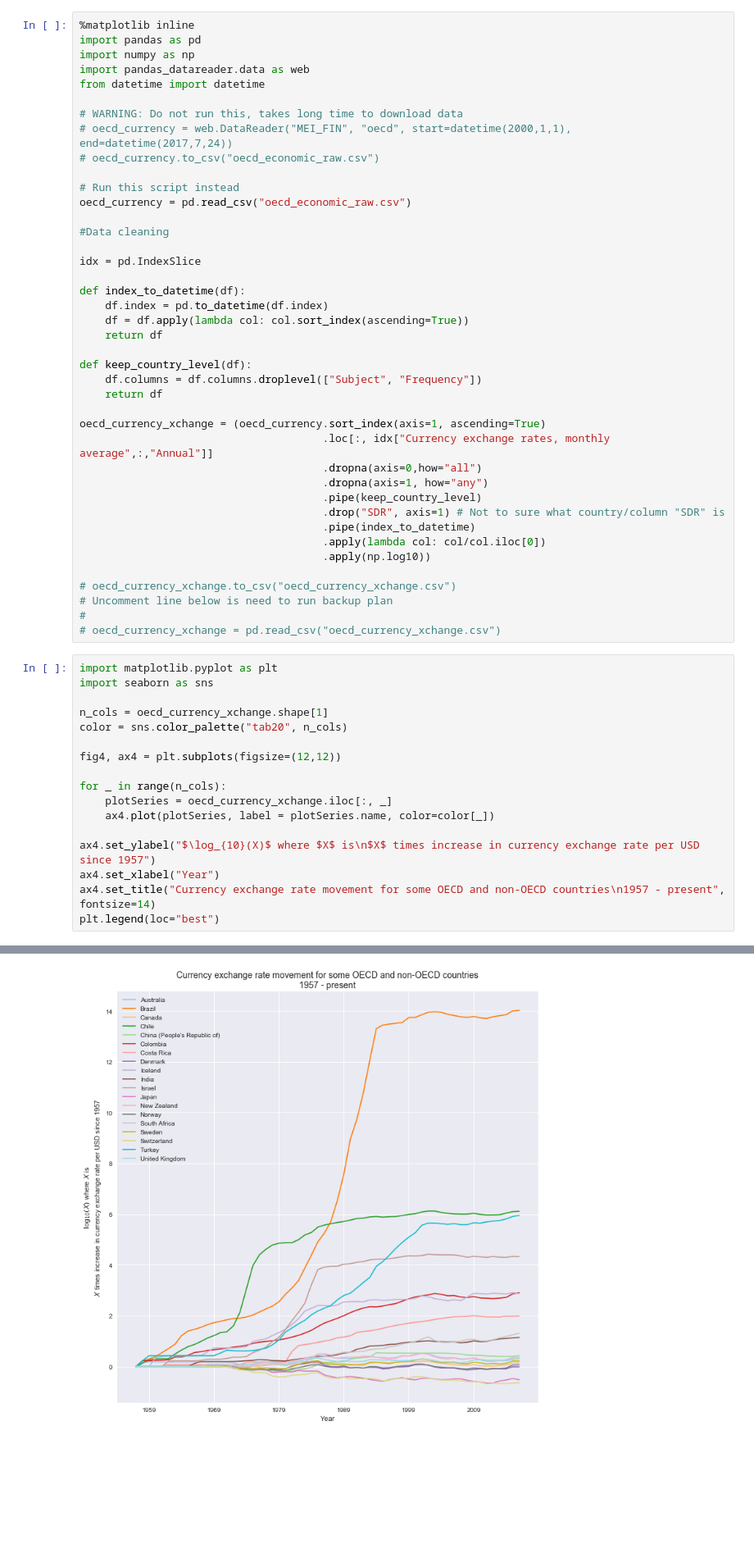
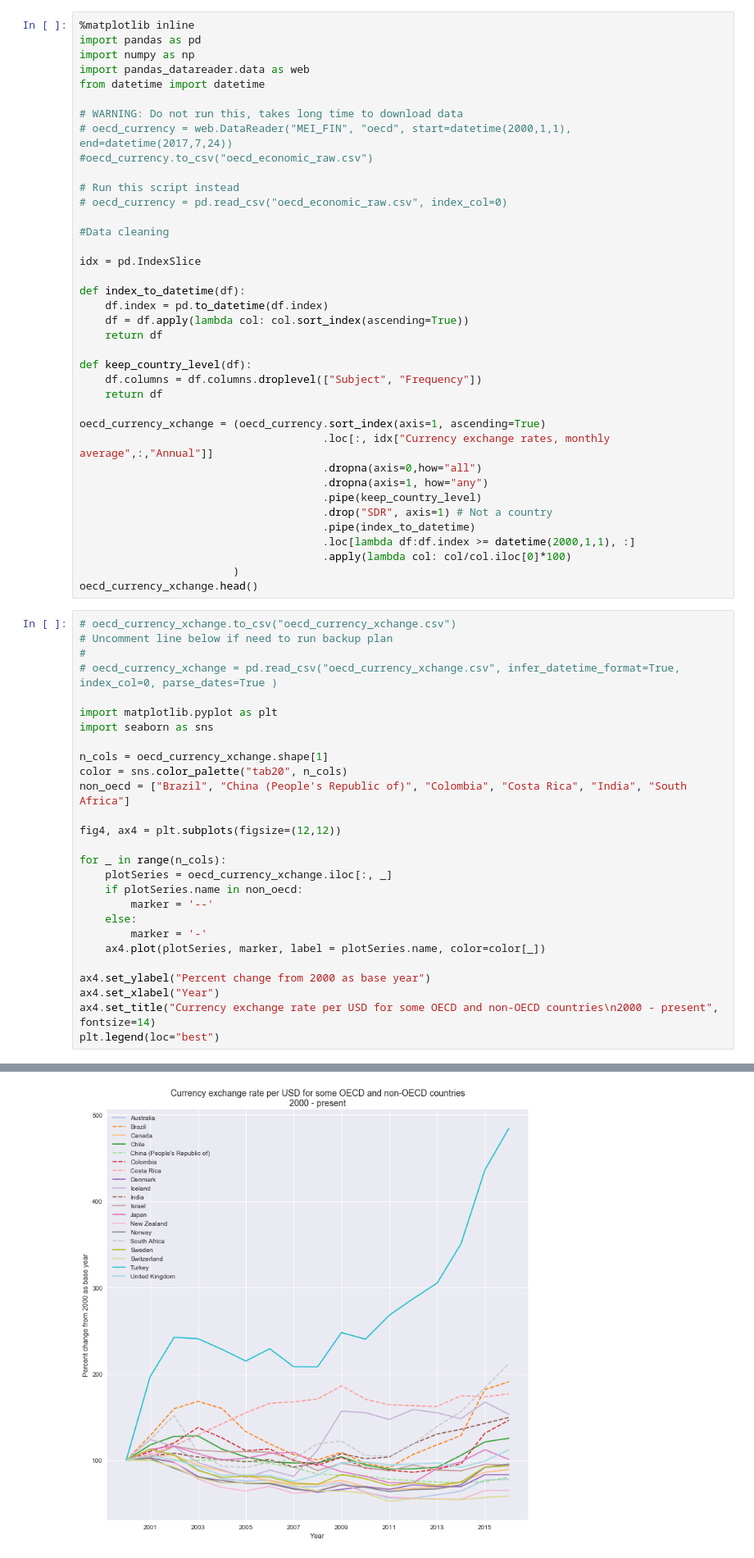
Before and after one commit to uliang/First-steps-with-the-Python-language, a Jupyter notebook: Unit3_1.ipynb, the cells around one changed output, grey strips where cells are left out. Shown at 82% size. Cells and saved outputs as stored; diff of their text form; blank space fills up the shorter version.

```diff
--- a/Unit3_1.ipynb
+++ b/Unit3_1.ipynb
@@ -147,10 +208,10 @@ from datetime import datetime
 
 # WARNING: Do not run this, takes long time to download data
 # oecd_currency = web.DataReader("MEI_FIN", "oecd", start=datetime(2000,1,1), end=datetime(2017,7,24))
-# oecd_currency.to_csv("oecd_economic_raw.csv")
+#oecd_currency.to_csv("oecd_economic_raw.csv")
 
 # Run this script instead
-oecd_currency = pd.read_csv("oecd_economic_raw.csv")
+# oecd_currency = pd.read_csv("oecd_economic_raw.csv", index_col=0)
 
 #Data cleaning
 
@@ -170,32 +231,39 @@ oecd_currency_xchange = (oecd_currency.sort_index(axis=1, ascending=True)
                                       .dropna(axis=0,how="all")
                                       .dropna(axis=1, how="any")
                                       .pipe(keep_country_level)
-                                      .drop("SDR", axis=1) # Not to sure what country/column "SDR" is
+                                      .drop("SDR", axis=1) # Not a country
                                       .pipe(index_to_datetime)
-                                      .apply(lambda col: col/col.iloc[0])
-                                      .apply(np.log10))
-
-# oecd_currency_xchange.to_csv("oecd_currency_xchange.csv")
-# Uncomment line below is need to run backup plan
-#
-# oecd_currency_xchange = pd.read_csv("oecd_currency_xchange.csv")
+                                      .loc[lambda df:df.index >= datetime(2000,1,1), :]
+                                      .apply(lambda col: col/col.iloc[0]*100)
+                        )
+oecd_currency_xchange.head()
 # %%
+# oecd_currency_xchange.to_csv("oecd_currency_xchange.csv")
+# Uncomment line below if need to run backup plan
+#
+# oecd_currency_xchange = pd.read_csv("oecd_currency_xchange.csv", infer_datetime_format=True, index_col=0, parse_dates=True )
+
 import matplotlib.pyplot as plt
 import seaborn as sns
 
 n_cols = oecd_currency_xchange.shape[1]
 color = sns.color_palette("tab20", n_cols)
+non_oecd = ["Brazil", "China (People's Republic of)", "Colombia", "Costa Rica", "India", "South Africa"]
 
 fig4, ax4 = plt.subplots(figsize=(12,12))
 
 for _ in range(n_cols):
     plotSeries = oecd_currency_xchange.iloc[:, _]
-    ax4.plot(plotSeries, label = plotSeries.name, color=color[_])
+    if plotSeries.name in non_oecd:
+        marker = '--'
+    else:
+        marker = '-'
+    ax4.plot(plotSeries, marker, label = plotSeries.name, color=color[_])
 
-ax4.set_ylabel("$\log_{10}(X)$ where $X$ is\n$X$ times increase in currency exchange rate per USD since 1957")
+ax4.set_ylabel("Percent change from 2000 as base year")
 ax4.set_xlabel("Year")
-ax4.set_title("Currency exchange rate movement for some OECD and non-OECD countries\n1957 - present", fontsize=14)
+ax4.set_title("Currency exchange rate per USD for some OECD and non-OECD countries\n2000 - present", fontsize=14)
 plt.legend(loc="best")
 # %% [output]
 <matplotlib.legend.Legend at 0x...>
-[figure, old version]
+[figure, new version]
```
Also changed, not shown: parts of 13 cells of this notebook.
